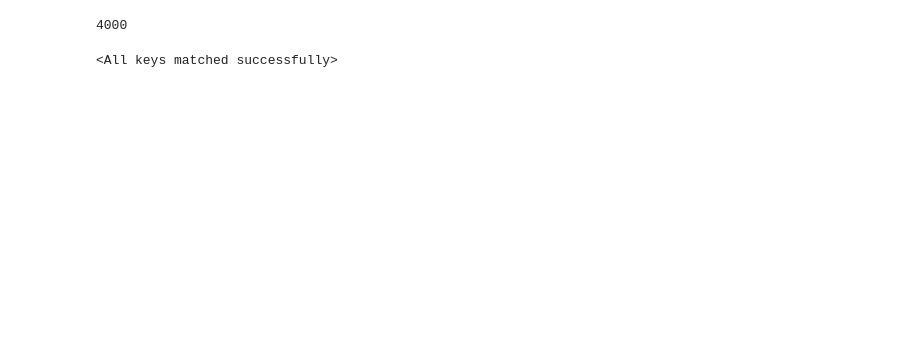
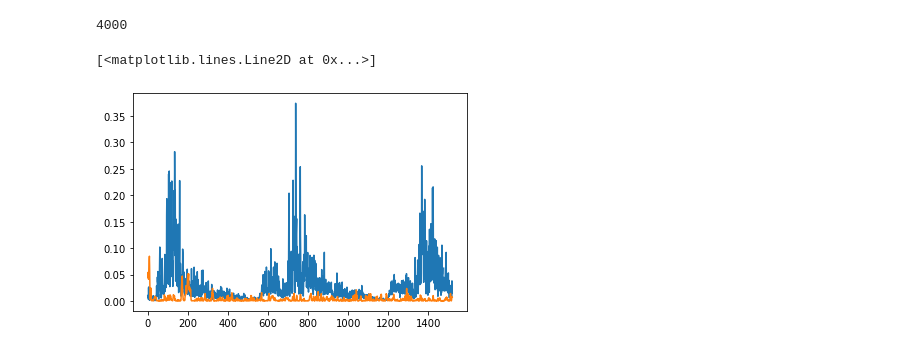
Before and after one commit to seangao14/fun_notebooks, a Jupyter notebook: hans_zimmer.ipynb, the cells around one changed output. Drawn from its saved outputs; the diff is of its cells as text; code cells hidden in the pictures; blank space fills up the shorter version.

```diff
--- a/hans_zimmer.ipynb
+++ b/hans_zimmer.ipynb
@@ -39,21 +38,18 @@ b = coggers[1]
 # %%
 # HYPERPARAMETERS
-
 SEQ_LEN = 0.5 # this is in seconds
 SEQ_LEN = int(SEQ_LEN * sample_rate)
 print(SEQ_LEN)
 
-VAL_PCT = 0.2
-
 # gonna list some powers of 2 here for reference
 # 1024, 2048, 4096, 8192, 16384, 32768, 65536, 131072, 262144, 524288, 1048576, 2097152
 HIDDEN_DIM = 2048
-N_LAYERS = 2
+N_LAYERS = 3
 
-OUT_DIM = 100
+OUT_DIM = 50
 
-EPOCHS = 4
-LR = 0.001
+EPOCHS = 1
+LR = 0.0001
 # %% [output]
 4000
 # %%
@@ -82,15 +81,13 @@ class LSTM(nn.Module):
 # %%
-# losses_a = []
-# losses_b = []
-def train():
-    model_a = LSTM(SEQ_LEN, HIDDEN_DIM, N_LAYERS, OUT_DIM).cuda()
+def train(n='cp'):
+    losses_a = []
+    losses_b = []
+
     optimizer_a = optim.Adam(model_a.parameters(), lr=LR)
-
-    model_b = LSTM(SEQ_LEN, HIDDEN_DIM, N_LAYERS, OUT_DIM).cuda()
     optimizer_b = optim.Adam(model_b.parameters(), lr=LR)
 
-    loss_fn = nn.MSELoss()
-
+    loss_fn_a = nn.MSELoss()
+    loss_fn_b = nn.MSELoss()
 
     for epoch in range(EPOCHS):
         for i in tqdm(  range(  int((len(a)-SEQ_LEN)/OUT_DIM)  )  ):
@@ -100,12 +97,12 @@ def train():
             Xa = Xa.view(-1, SEQ_LEN)
 
             out_a = model_a(Xa)
-            loss_a = loss_fn(out_a, Ya)
+            loss_a = loss_fn_a(out_a, Ya)
 
             model_a.zero_grad()
             loss_a.backward()
             optimizer_a.step()
-            # losses_a.append(loss_a)
+            losses_a.append(loss_a.item())
 
 
             Xb = b[i:i+SEQ_LEN]
@@ -115,21 +112,14 @@ def train():
 
 
             out_b = model_b(Xb)
-            loss_b = loss_fn(out_b, Yb)
+            loss_b = loss_fn_b(out_b, Yb)
 
             model_b.zero_grad()
             loss_b.backward()
             optimizer_b.step()
-            # losses_b.append(loss_b)
+            losses_b.append(loss_b)
 
-
-    torch.save(model_a.state_dict(), 'models/hans_zimmer/first_a.pt')
-    torch.save(model_b.state_dict(), 'models/hans_zimmer/first_b.pt')
+            if i%1000==0:
+                torch.save(model_a.state_dict(), f'models/hans_zimmer/checkpoints/{n}_a.pt')
+                torch.save(model_b.state_dict(), f'models/hans_zimmer/checkpoints/{n}_b.pt')
+    return losses_a, losses_b
-# %%
-model_a = LSTM(SEQ_LEN, HIDDEN_DIM, N_LAYERS, OUT_DIM).cuda()
-model_b = LSTM(SEQ_LEN, HIDDEN_DIM, N_LAYERS, OUT_DIM).cuda()
-
-model_a.load_state_dict(torch.load('models/hans_zimmer/first_a.pt'))
-model_b.load_state_dict(torch.load('models/hans_zimmer/first_b.pt'))
-# %% [output]
-<All keys matched successfully>
@@ -136 +133,9 @@ model_b.load_state_dict(torch.load('models/hans_zimmer/first_b.pt'))
+# %%
+la, lb = train('fun')
+# %%
+plt.plot(la)
+plt.plot(lb)
+# %% [output]
+[<matplotlib.lines.Line2D at 0x...>]
+[figure, added]
 # %%
```
Also changed, not shown: parts of 11 cells of this notebook, 2 other files.
